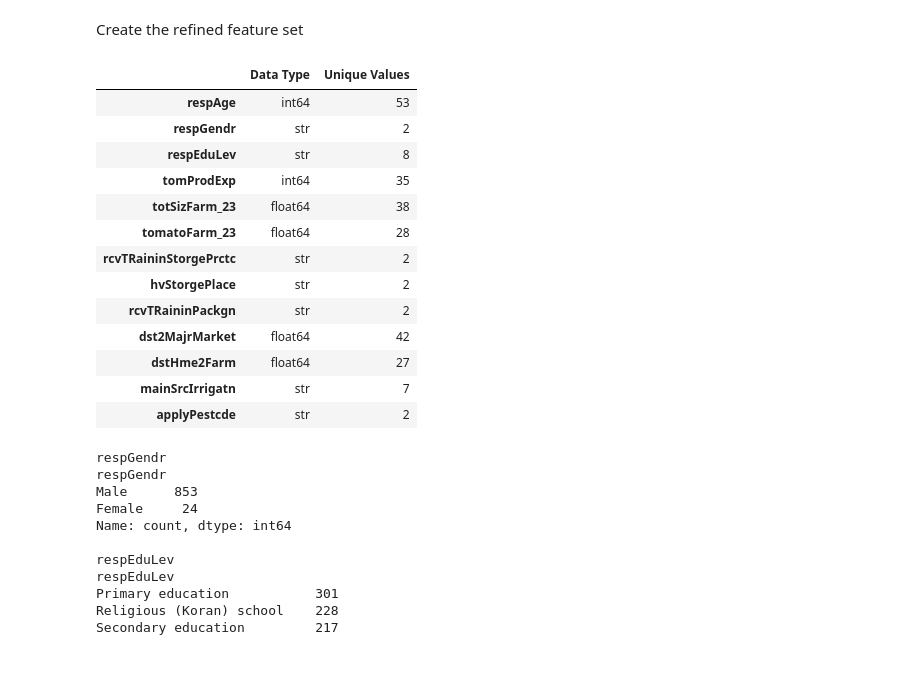
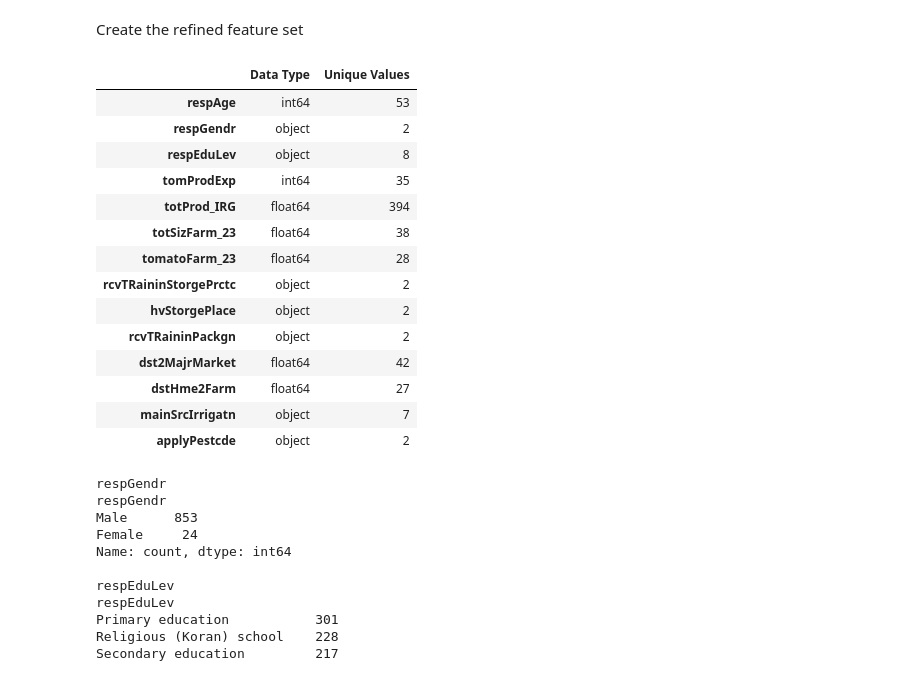
Before and after one commit to Ugonna00/DTS-201-GROUP-G, a Jupyter notebook: notebooks/data_preproccessing.ipynb, the cells around one changed output. Cells and saved outputs as stored; diff of their text form; code cells hidden in the pictures.

```diff
--- a/notebooks/data_preproccessing.ipynb
+++ b/notebooks/data_preproccessing.ipynb
@@ -351,45 +352,47 @@ selected_features = [
     'respAge',
     'respGendr',
     'respEduLev',
     'tomProdExp',
+    'totProd_IRG',
     'totSizFarm_23',
     'tomatoFarm_23',
     'rcvTRaininStorgePrctc',
     'hvStorgePlace',
     'rcvTRaininPackgn',
     'dst2MajrMarket',
     'dstHme2Farm',
     'mainSrcIrrigatn',
     'applyPestcde'
 ]
 
 # Create a predictor-only working table.
 # The original dataset and irrigated working dataset remain unchanged.
 X = irg_df[selected_features].copy()
 
 # Display the data types and number of distinct values
 # to help identify numerical and categorical variables.
 feature_summary = pd.DataFrame({
     'Data Type': X.dtypes.astype(str),
     'Unique Values': X.nunique()
 })
 
 display(feature_summary)
 # %% [output]
 |  | Data Type | Unique Values |
 | respAge | int64 | 53 |
-| respGendr | str | 2 |
-| respEduLev | str | 8 |
+| respGendr | object | 2 |
+| respEduLev | object | 8 |
 | tomProdExp | int64 | 35 |
+| totProd_IRG | float64 | 394 |
 | totSizFarm_23 | float64 | 38 |
 | tomatoFarm_23 | float64 | 28 |
-| rcvTRaininStorgePrctc | str | 2 |
-| hvStorgePlace | str | 2 |
-| rcvTRaininPackgn | str | 2 |
+| rcvTRaininStorgePrctc | object | 2 |
+| hvStorgePlace | object | 2 |
+| rcvTRaininPackgn | object | 2 |
 | dst2MajrMarket | float64 | 42 |
 | dstHme2Farm | float64 | 27 |
-| mainSrcIrrigatn | str | 7 |
-| applyPestcde | str | 2 |
+| mainSrcIrrigatn | object | 7 |
+| applyPestcde | object | 2 |
 # %%
 # Identify the distinct categories in each categorical feature.
 # This helps us understand the labels before encoding them.
```
Also changed, not shown: parts of 12 cells of this notebook, 6 other files.
